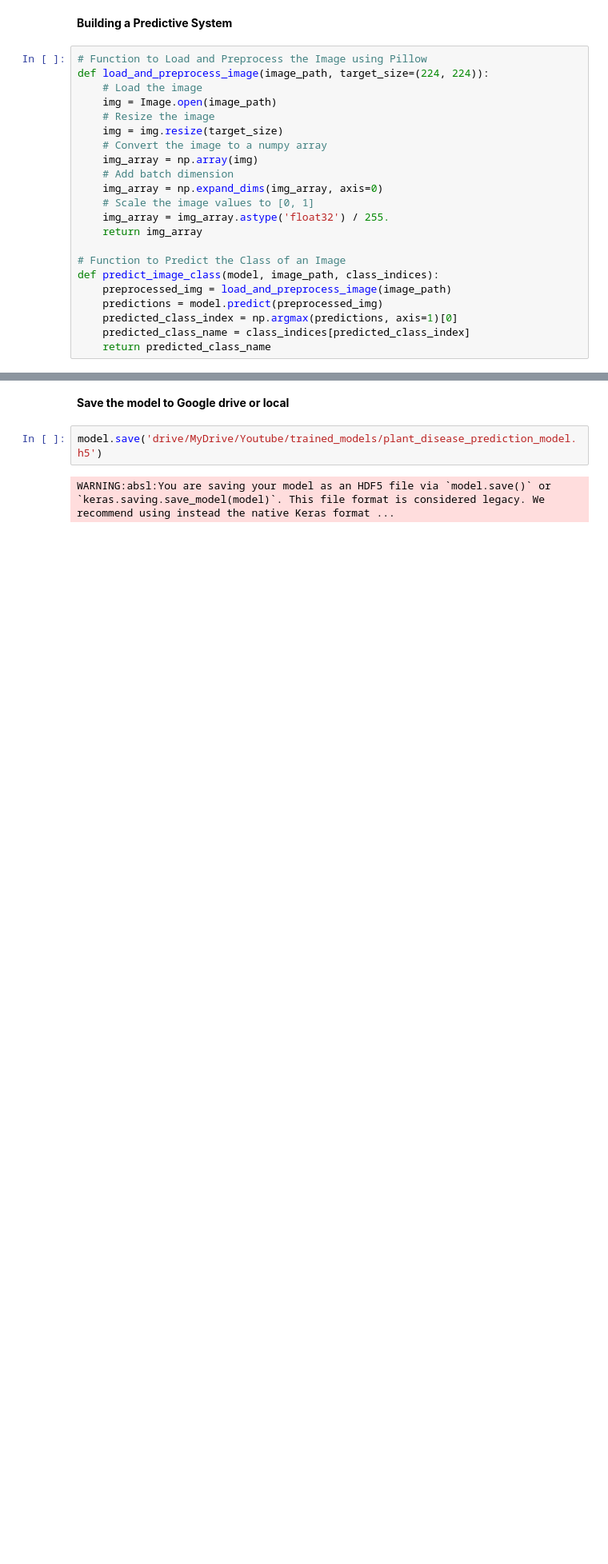
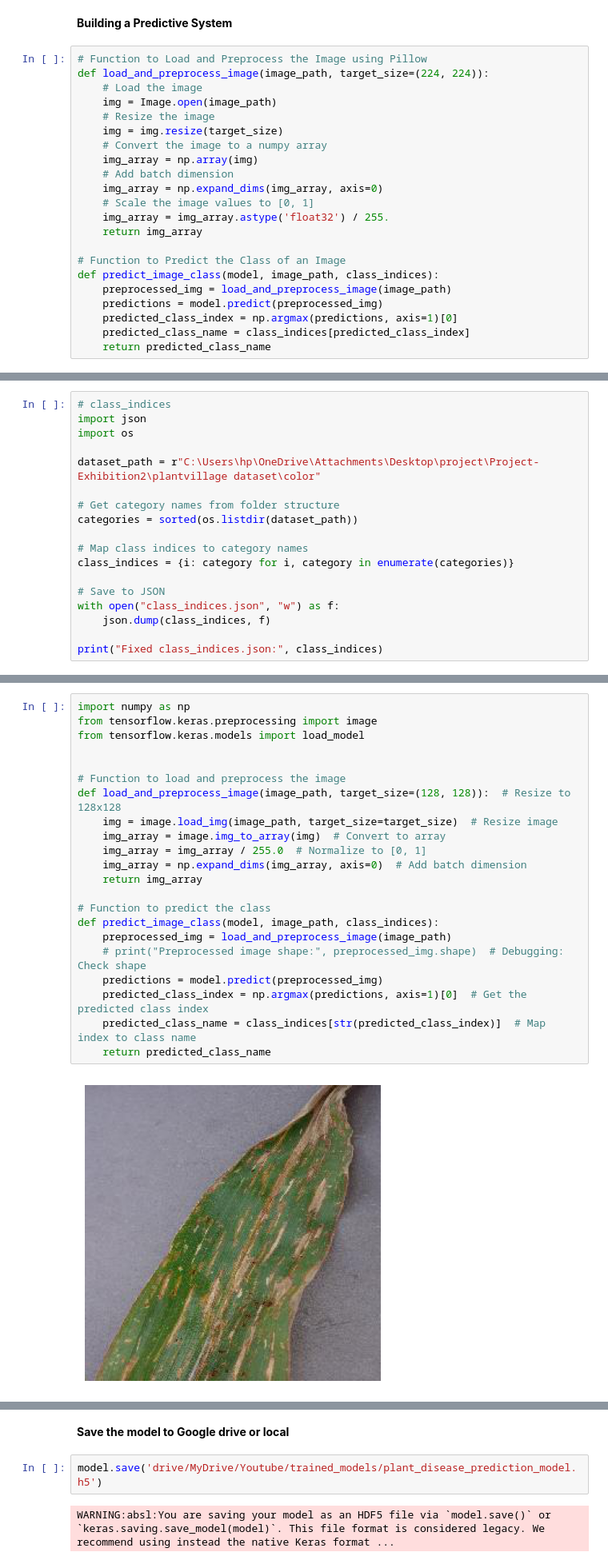
Before and after one commit to Shalinithakur7/farming-, a Jupyter notebook: Plant_Disease_Prediction_CNN_Image_Classifier.ipynb, the cells around one changed output, grey strips where cells are left out. Shown: that part at 80% size. Cells and saved outputs as stored; diff of their text form; blank space fills up the shorter version.

```diff
--- a/Plant_Disease_Prediction_CNN_Image_Classifier.ipynb
+++ b/Plant_Disease_Prediction_CNN_Image_Classifier.ipynb
@@ -327,0 +347,18 @@ class_indices
+# %%
+# class_indices
+import json
+import os
+
+dataset_path = r"C:\Users\hp\OneDrive\Attachments\Desktop\project\Project-Exhibition2\plantvillage dataset\color"
+
+# Get category names from folder structure
+categories = sorted(os.listdir(dataset_path))
+
+# Map class indices to category names
+class_indices = {i: category for i, category in enumerate(categories)}
+
+# Save to JSON
+with open("class_indices.json", "w") as f:
+    json.dump(class_indices, f)
+
+print("Fixed class_indices.json:", class_indices)
@@ -330,0 +389,24 @@ json.dump(class_indices, open('class_indices.json', 'w'))
+# %%
+import numpy as np
+from tensorflow.keras.preprocessing import image
+from tensorflow.keras.models import load_model
+
+
+# Function to load and preprocess the image
+def load_and_preprocess_image(image_path, target_size=(128, 128)):  # Resize to 128x128
+    img = image.load_img(image_path, target_size=target_size)  # Resize image
+    img_array = image.img_to_array(img)  # Convert to array
+    img_array = img_array / 255.0  # Normalize to [0, 1]
+    img_array = np.expand_dims(img_array, axis=0)  # Add batch dimension
+    return img_array
+
+# Function to predict the class
+def predict_image_class(model, image_path, class_indices):
+    preprocessed_img = load_and_preprocess_image(image_path)
+    # print("Preprocessed image shape:", preprocessed_img.shape)  # Debugging: Check shape
+    predictions = model.predict(preprocessed_img)
+    predicted_class_index = np.argmax(predictions, axis=1)[0]  # Get the predicted class index
+    predicted_class_name = class_indices[str(predicted_class_index)]  # Map index to class name
+    return predicted_class_name
+# %% [output]
+[figure, added]
```
Also changed, not shown: parts of 31 cells of this notebook, 1 other file.
